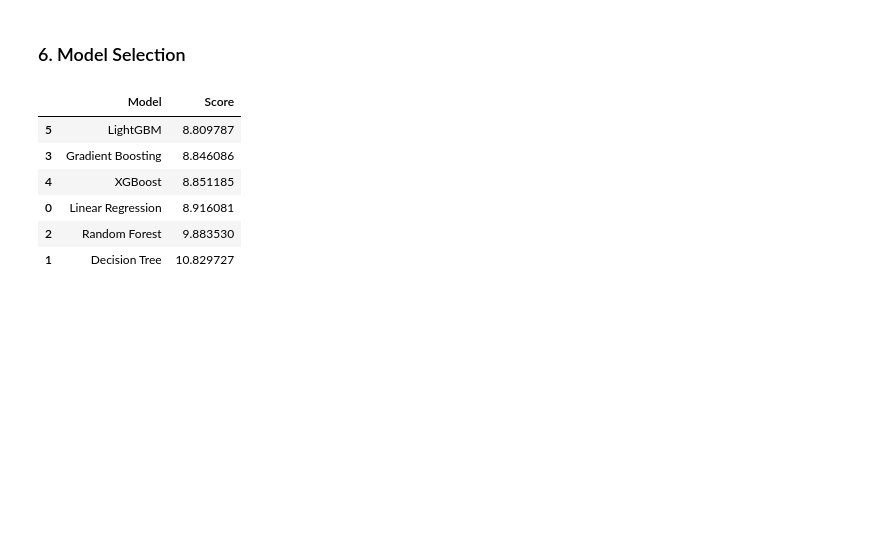
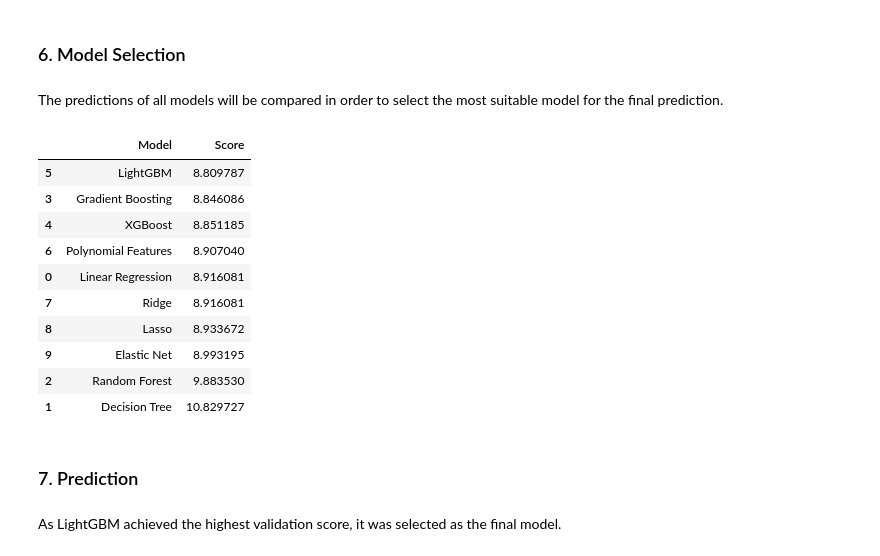
Before and after one commit to matcze/prediction_score, a Jupyter notebook: pred_score.ipynb, the cells around one changed output. Drawn from its saved outputs; the diff is of its cells as text; code cells hidden in the pictures; blank space fills up the shorter version.

Commit message:
prediction

```diff
--- a/pred_score.ipynb
+++ b/pred_score.ipynb
@@ -1544,2 +1606,12 @@ R² Score: 0.778296
 # %% [markdown]
 **5.10 Elastic Net**
+# %%
+model_elastic = ElasticNet(alpha=0.1, l1_ratio=0.5)
+# %%
+model_elastic.fit(X_train, y_train)
+# %%
+y_elastic_test_pred = model_elastic.predict(X_val)
+# %%
+mse_elastic = mean_squared_error(y_val, y_elastic_test_pred)
+rmse_elastic = np.sqrt(mse_elastic)
+r2_elastic = r2_score(y_val, y_elastic_test_pred)
@@ -1546,15 +1636,25 @@ R² Score: 0.778296
 # %% [markdown]
 ### 6. Model Selection
+# %% [markdown]
+The predictions of all models will be compared in order to select the most suitable model for the final prediction.
 # %%
 models = pd.DataFrame({
-    "Model": ["Linear Regression", "Decision Tree", "Random Forest", "Gradient Boosting", "XGBoost", "LightGBM"],
-    "Score": [ rmse_linear, rmse_tree, rmse_forest, rmse_gradient ,rmse_xgb, rmse_lgb]})
+    "Model": ["Linear Regression", "Decision Tree", "Random Forest", "Gradient Boosting", "XGBoost", "LightGBM" , "Polynomial Features", "Ridge", "Lasso", "Elastic Net"],
+    "Score": [ rmse_linear, rmse_tree, rmse_forest, rmse_gradient ,rmse_xgb, rmse_lgb, rmse_poly, rmse_ridge, rmse_lasso, rmse_elastic]})
 models.sort_values(by="Score", ascending=True)
 # %% [output]
 |  | Model | Score |
 | 5 | LightGBM | 8.809787 |
 | 3 | Gradient Boosting | 8.846086 |
 | 4 | XGBoost | 8.851185 |
+| 6 | Polynomial Features | 8.907040 |
 | 0 | Linear Regression | 8.916081 |
+| 7 | Ridge | 8.916081 |
+| 8 | Lasso | 8.933672 |
+| 9 | Elastic Net | 8.993195 |
 | 2 | Random Forest | 9.883530 |
 | 1 | Decision Tree | 10.829727 |
+# %% [markdown]
+### 7. Prediction
+# %% [markdown]
+As LightGBM achieved the highest validation score, it was selected as the final model.
```
Also changed, not shown: parts of 32 cells of this notebook, 1 other file.
